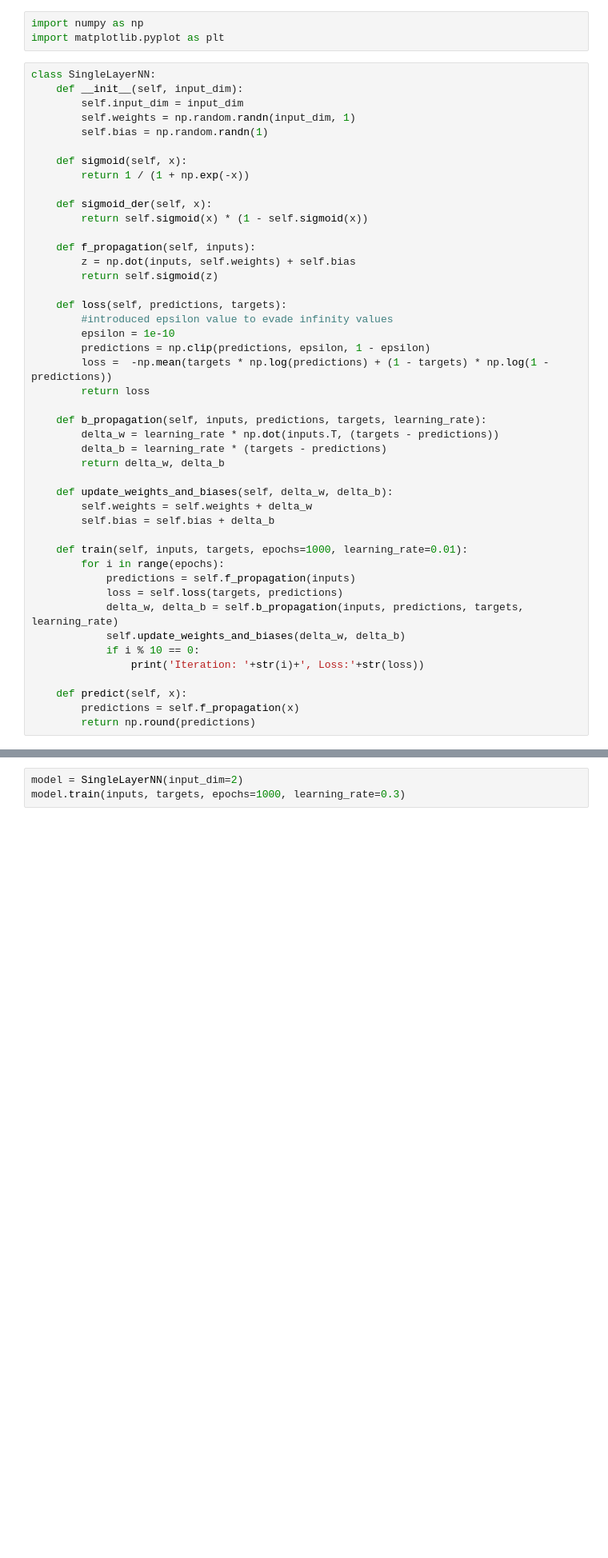
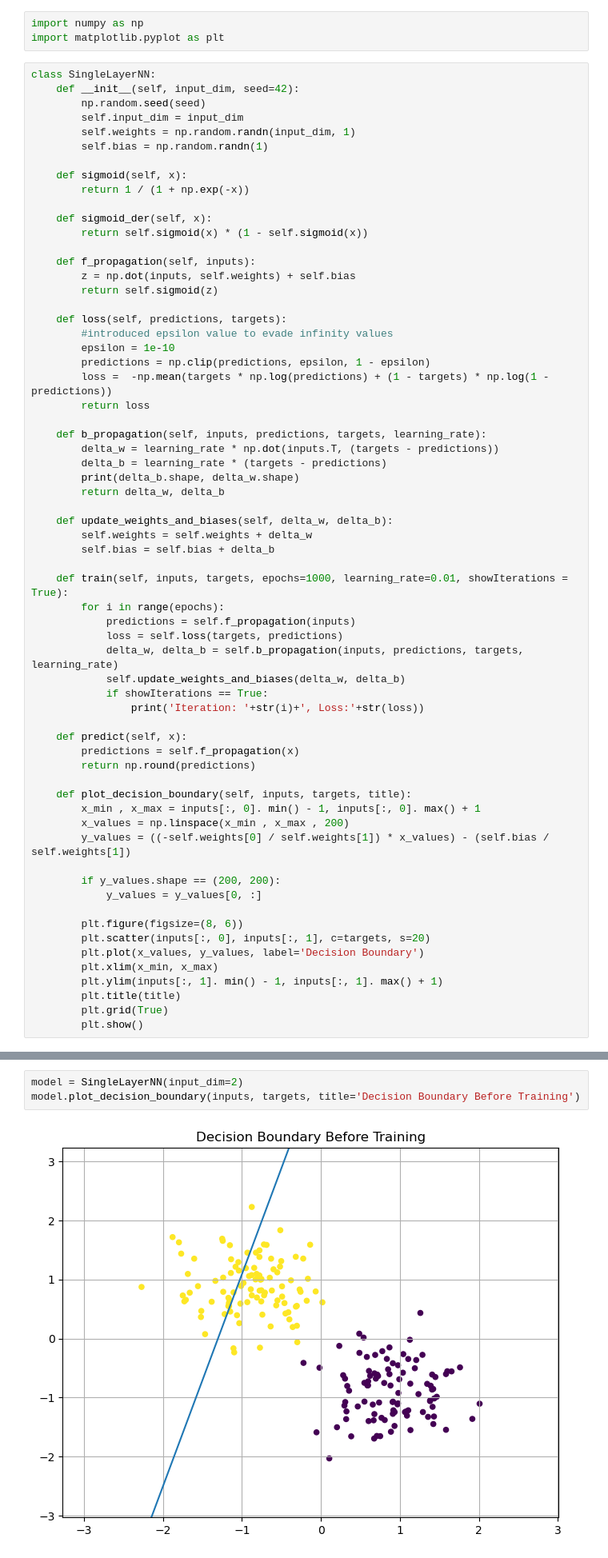
Before and after one commit to hjv300/IDS, a Jupyter notebook: assignment5/ass5.ipynb, the cells around one changed output, grey strips where cells are left out. Shown at 80% size. Drawn from its saved outputs; the diff is of its cells as text; blank space fills up the shorter version.

Commit message:
made ex1 have possible use of trained or untrained plotting

```diff
--- a/assignment5/ass5.ipynb
+++ b/assignment5/ass5.ipynb
@@ -3,7 +3,8 @@ import numpy as np
 import matplotlib.pyplot as plt
 # %%
 class SingleLayerNN:
-    def __init__(self, input_dim):
+    def __init__(self, input_dim, seed=42):
+        np.random.seed(seed)
         self.input_dim = input_dim
         self.weights = np.random.randn(input_dim, 1)
         self.bias = np.random.randn(1)
@@ -28,24 +29,42 @@ class SingleLayerNN:
     def b_propagation(self, inputs, predictions, targets, learning_rate):
         delta_w = learning_rate * np.dot(inputs.T, (targets - predictions))
         delta_b = learning_rate * (targets - predictions)
+        print(delta_b.shape, delta_w.shape)
         return delta_w, delta_b
 
     def update_weights_and_biases(self, delta_w, delta_b):
         self.weights = self.weights + delta_w
         self.bias = self.bias + delta_b
 
-    def train(self, inputs, targets, epochs=1000, learning_rate=0.01):
+    def train(self, inputs, targets, epochs=1000, learning_rate=0.01, showIterations = True):
         for i in range(epochs):
             predictions = self.f_propagation(inputs)
             loss = self.loss(targets, predictions)
             delta_w, delta_b = self.b_propagation(inputs, predictions, targets, learning_rate)
             self.update_weights_and_biases(delta_w, delta_b)
-            if i % 10 == 0:
+            if showIterations == True:
                 print('Iteration: '+str(i)+', Loss:'+str(loss))
 
     def predict(self, x):
         predictions = self.f_propagation(x)
         return np.round(predictions)
+
+    def plot_decision_boundary(self, inputs, targets, title):
+        x_min , x_max = inputs[:, 0]. min() - 1, inputs[:, 0]. max() + 1
+        x_values = np.linspace(x_min , x_max , 200)
+        y_values = ((-self.weights[0] / self.weights[1]) * x_values) - (self.bias / self.weights[1])
+
+        if y_values.shape == (200, 200):
+            y_values = y_values[0, :]
+
+        plt.figure(figsize=(8, 6))
+        plt.scatter(inputs[:, 0], inputs[:, 1], c=targets, s=20)
+        plt.plot(x_values, y_values, label='Decision Boundary')
+        plt.xlim(x_min, x_max)
+        plt.ylim(inputs[:, 1]. min() - 1, inputs[:, 1]. max() + 1)
+        plt.title(title)
+        plt.grid(True)
+        plt.show()
 # %%
 n_samples = 100
 features_class_0 = np.random.randn(n_samples , 2) + [2, -2] # Class 0
@@ -66,3 +77,5 @@ plt.show()
 # %%
 model = SingleLayerNN(input_dim=2)
-model.train(inputs, targets, epochs=1000, learning_rate=0.3)
+model.plot_decision_boundary(inputs, targets, title='Decision Boundary Before Training')
+# %% [output]
+[figure, added]
```
Also changed, not shown: parts of 5 cells of this notebook.
